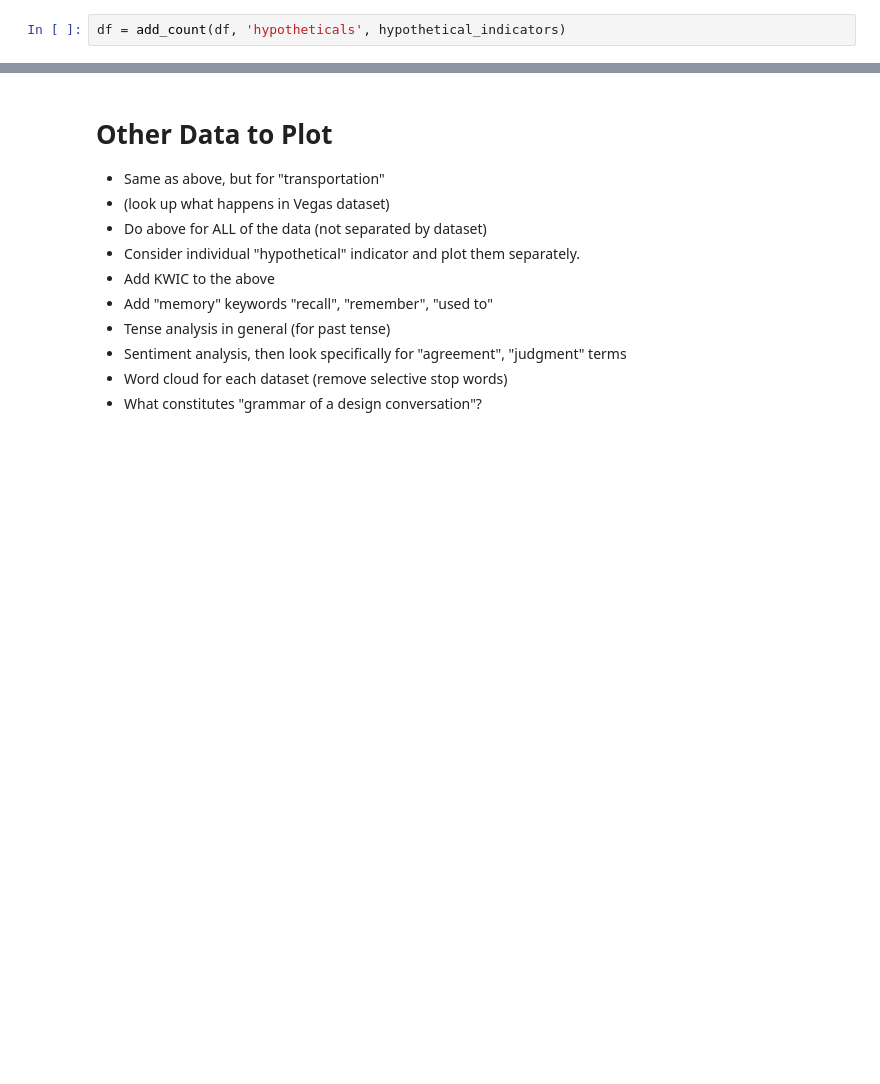
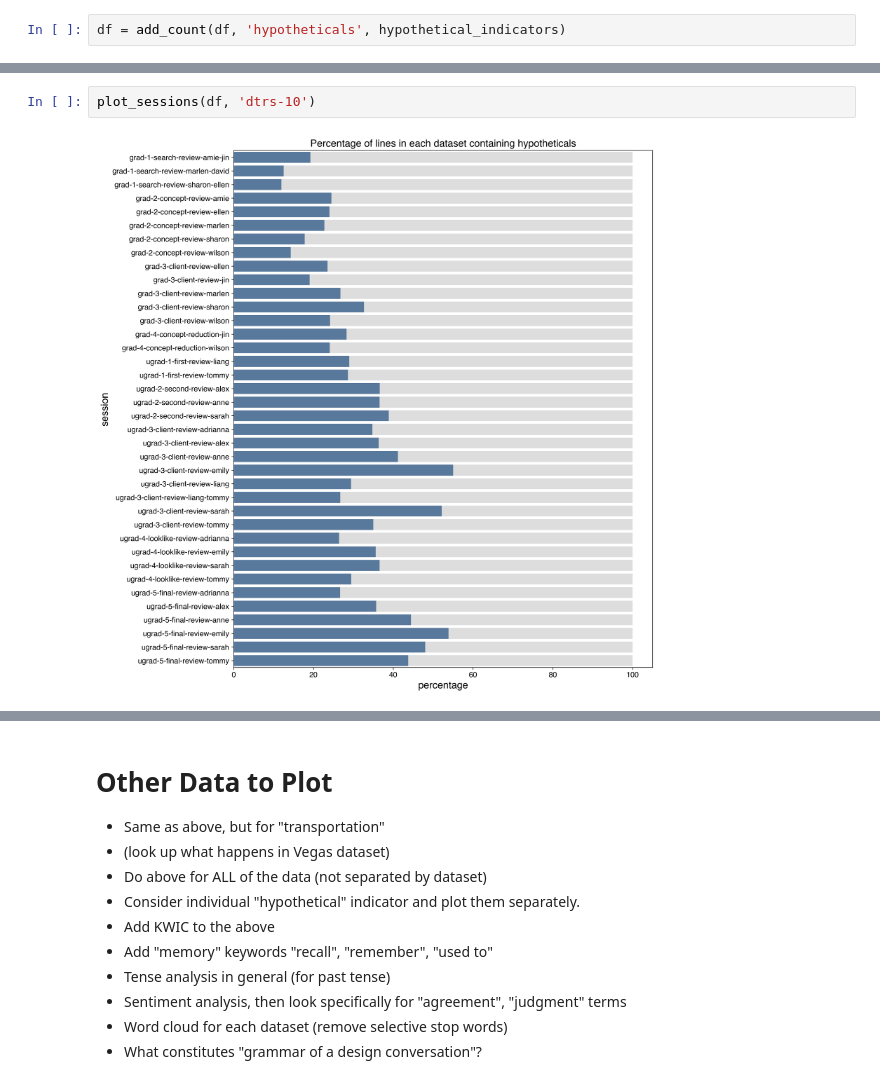
Before and after one commit to senthilchandrasegaran/dtrs_analysis, a Jupyter notebook: Non-Temporal Analysis.ipynb, the cells around one changed output, grey strips where cells are left out. Drawn from its saved outputs; the diff is of its cells as text; blank space fills up the shorter version.

```diff
--- a/Non-Temporal Analysis.ipynb
+++ b/Non-Temporal Analysis.ipynb
@@ -166,0 +271,4 @@ bars = sns.barplot(x = 'percentage', y = 'dataset', color = "#4e79a7",
+# %%
+plot_sessions(df, 'dtrs-10')
+# %% [output]
+[figure, added]
```
Also changed, not shown: parts of 31 cells of this notebook.
